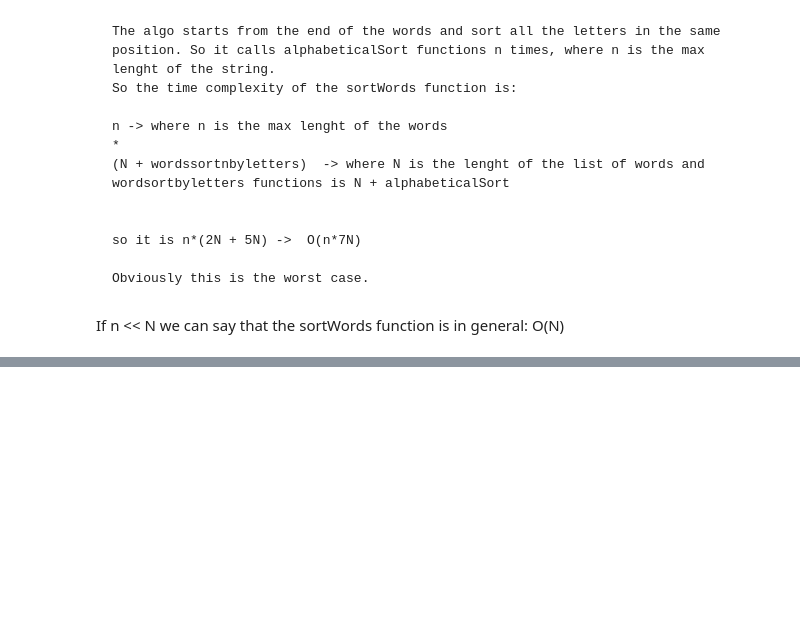
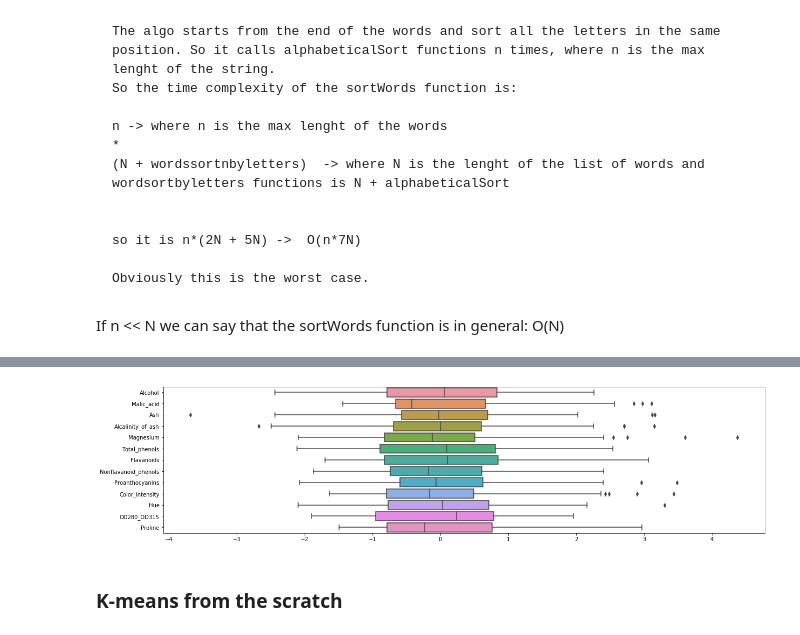
Before and after one commit to AntoCat93/HW4_G18, a Jupyter notebook: main.ipynb, the cells around one changed output, grey strips where cells are left out. Drawn from its saved outputs; the diff is of its cells as text; code cells hidden in the pictures; blank space fills up the shorter version.

```diff
--- a/main.ipynb
+++ b/main.ipynb
@@ -194,0 +393,17 @@ If n << N we can say that the sortWords function is in general:
+# %%
+#We can see that the variable 'Proline' has a different order of magnitude compared to the other variables.
+#So we need to preprocessing the dataset or we can't compare these variable and we can't use the k-means clustering method
+#We will standardize the dataset using the StandardScaler from the scikitlearn library
+scaler = StandardScaler()
+#We create the scaler function and we pass it to our dataframe
+#It returns an array that we transform into a pandas dataframe because it's easier to manage
+final_df=pd.DataFrame(scaler.fit_transform(df),columns = df.columns)
+#We plot the distribution of the variables of the dataframe and we see if something has changed
+plt.figure(figsize = (20,5))
+sns.boxplot(data = final_df, orient = "h")
+plt.show()
+#Now that the variables are standardized we can work on it
+# %% [output]
+[figure, added]
+# %% [markdown]
+### K-means from the scratch
```
Also changed, not shown: parts of 84 cells of this notebook.
